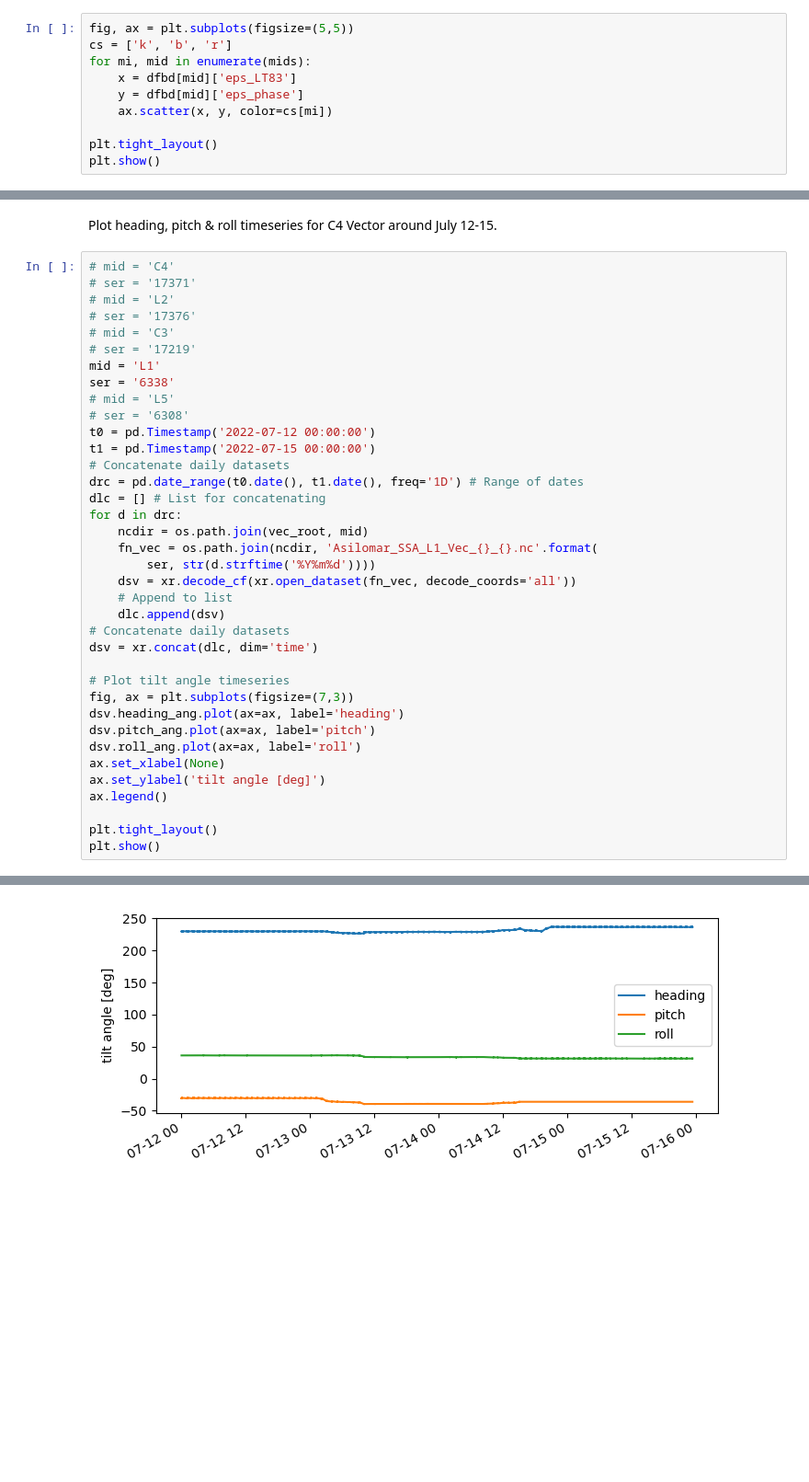
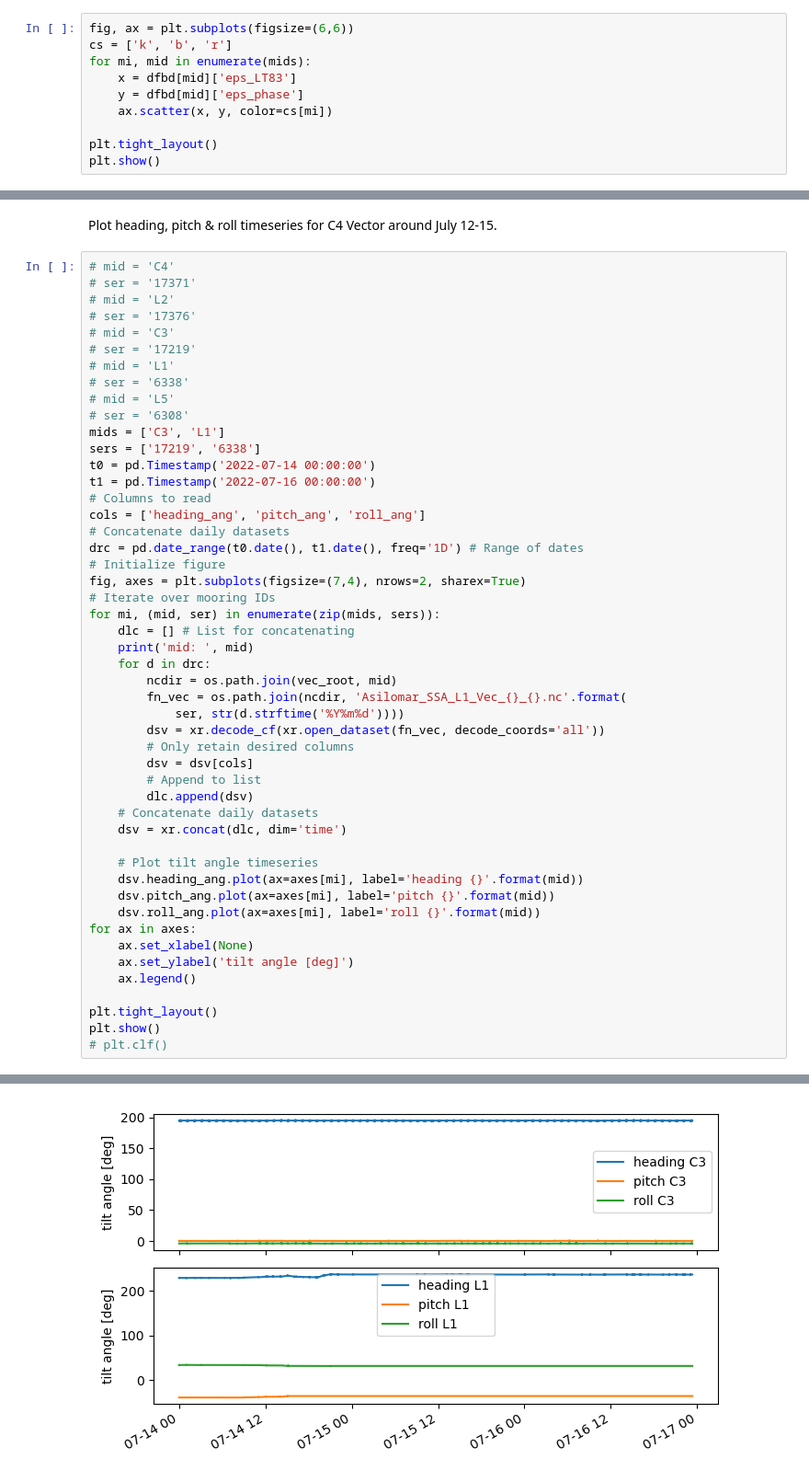
Before and after one commit to mikapm/pyROXSI, a Jupyter notebook: roxsi_pyfuns/notebooks/phase_resolved_diss.ipynb, the cells around one changed output, grey strips where cells are left out. Shown at 92% size. Drawn from its saved outputs; the diff is of its cells as text; blank space fills up the shorter version.

Commit message:
Update notebook with new plots etc.

```diff
--- a/roxsi_pyfuns/notebooks/phase_resolved_diss.ipynb
+++ b/roxsi_pyfuns/notebooks/phase_resolved_diss.ipynb
@@ -672,5 +876,5 @@ Estimating burst-wide dissipation rate ...
 # %%
-fig, ax = plt.subplots(figsize=(5,5))
+fig, ax = plt.subplots(figsize=(6,6))
 cs = ['k', 'b', 'r']
 for mi, mid in enumerate(mids):
     x = dfbd[mid]['eps_LT83']
@@ -764,34 +950,46 @@ Plot heading, pitch & roll timeseries for C4 Vector around July 12-15.
 # ser = '17376'
 # mid = 'C3'
 # ser = '17219'
-mid = 'L1'
-ser = '6338'
+# mid = 'L1'
+# ser = '6338'
 # mid = 'L5'
 # ser = '6308'
-t0 = pd.Timestamp('2022-07-12 00:00:00')
-t1 = pd.Timestamp('2022-07-15 00:00:00')
+mids = ['C3', 'L1']
+sers = ['17219', '6338']
+t0 = pd.Timestamp('2022-07-14 00:00:00')
+t1 = pd.Timestamp('2022-07-16 00:00:00')
+# Columns to read
+cols = ['heading_ang', 'pitch_ang', 'roll_ang']
 # Concatenate daily datasets
 drc = pd.date_range(t0.date(), t1.date(), freq='1D') # Range of dates
-dlc = [] # List for concatenating
-for d in drc:
-    ncdir = os.path.join(vec_root, mid)
-    fn_vec = os.path.join(ncdir, 'Asilomar_SSA_L1_Vec_{}_{}.nc'.format(
-        ser, str(d.strftime('%Y%m%d'))))
-    dsv = xr.decode_cf(xr.open_dataset(fn_vec, decode_coords='all'))
-    # Append to list
-    dlc.append(dsv)
-# Concatenate daily datasets
-dsv = xr.concat(dlc, dim='time')
+# Initialize figure
+fig, axes = plt.subplots(figsize=(7,4), nrows=2, sharex=True)
+# Iterate over mooring IDs
+for mi, (mid, ser) in enumerate(zip(mids, sers)):
+    dlc = [] # List for concatenating
+    print('mid: ', mid)
+    for d in drc:
+        ncdir = os.path.join(vec_root, mid)
+        fn_vec = os.path.join(ncdir, 'Asilomar_SSA_L1_Vec_{}_{}.nc'.format(
+            ser, str(d.strftime('%Y%m%d'))))
+        dsv = xr.decode_cf(xr.open_dataset(fn_vec, decode_coords='all'))
+        # Only retain desired columns
+        dsv = dsv[cols]
+        # Append to list
+        dlc.append(dsv)
+    # Concatenate daily datasets
+    dsv = xr.concat(dlc, dim='time')
 
-# Plot tilt angle timeseries
-fig, ax = plt.subplots(figsize=(7,3))
-dsv.heading_ang.plot(ax=ax, label='heading')
-dsv.pitch_ang.plot(ax=ax, label='pitch')
-dsv.roll_ang.plot(ax=ax, label='roll')
-ax.set_xlabel(None)
-ax.set_ylabel('tilt angle [deg]')
-ax.legend()
+    # Plot tilt angle timeseries
+    dsv.heading_ang.plot(ax=axes[mi], label='heading {}'.format(mid))
+    dsv.pitch_ang.plot(ax=axes[mi], label='pitch {}'.format(mid))
+    dsv.roll_ang.plot(ax=axes[mi], label='roll {}'.format(mid))
+for ax in axes:
+    ax.set_xlabel(None)
+    ax.set_ylabel('tilt angle [deg]')
+    ax.legend()
 
 plt.tight_layout()
 plt.show()
+# plt.clf()
 # %% [output]
@@ -798 +998 @@ plt.show()
-[figure, old version]
+[figure, new version]
```
Also changed, not shown: parts of 5 cells of this notebook.
